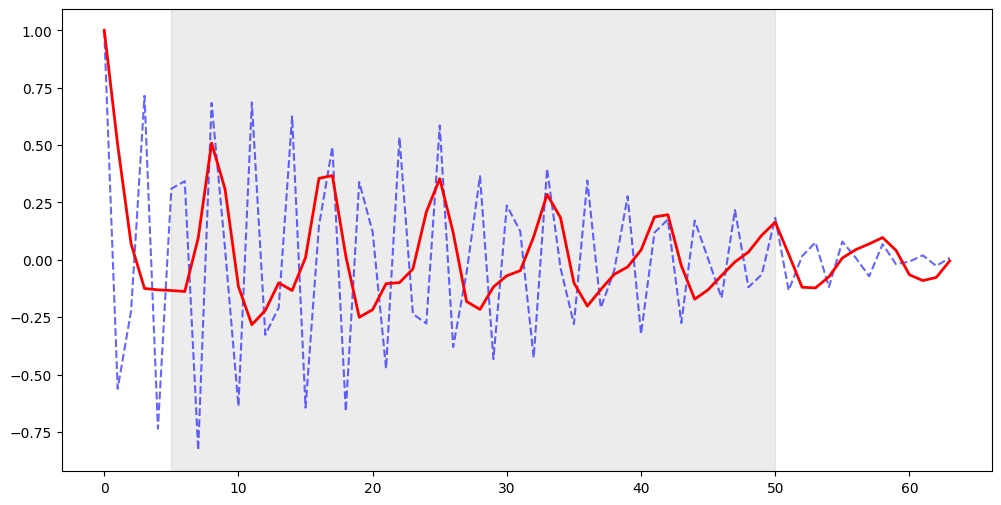
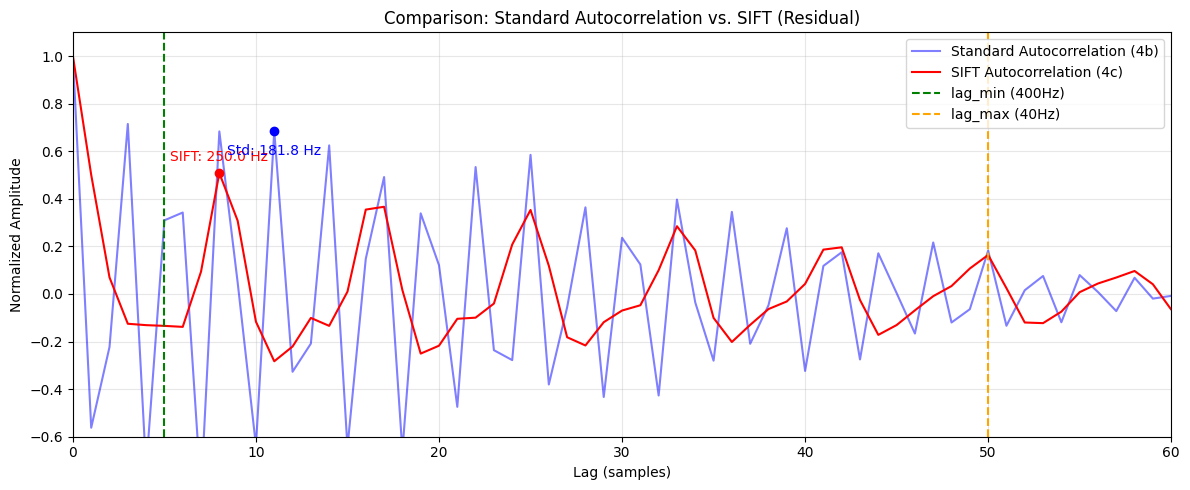
The notebook cell's code change between the first figure and the second:
--- before
+++ after
@@ -1,49 +1,34 @@
-# --- Comparison Plot: Standard Autocorr vs. SIFT ---
+# --- d) Comparison between Standard Autocorrelation and SIFT ---
 
-# 1. Prepare Standard Autocorrelation (from 4b)
-# We normalize it so both have a maximum of 1.0 at lag 0
-R_standard = librosa.autocorrelate(signal)
-R_standard_norm = R_standard / R_standard[0]
+# 1. Normalize the Standard Autocorrelation (Item 4b)
+R_std_norm = R_lib / R_lib[0]
 
-# 2. Prepare SIFT Autocorrelation (from 4c)
-# r_residue is already normalized from the previous step
-# Note: Ensure both arrays have the same length for plotting
-N_plot = len(R_standard_norm)
+# 2. Normalize the SIFT Residual Autocorrelation (Item 4c)
+R_sift_norm = r_residue / r_residue[0]
 
-plt.figure(figsize=(12, 6))
+# -------- Plotting -------- 
+plt.figure(figsize=(12, 5))
 
-# Plotting both curves
-plt.plot(R_standard_norm, label='Standard Autocorrelation (Raw Signal)', 
-         color='blue', alpha=0.6, linestyle='--')
-plt.plot(r_residue, label='SIFT Autocorrelation (Residual Signal)', 
-         color='red', linewidth=2)
+plt.plot(R_std_norm, label='Standard Autocorrelation (4b)', color='blue', alpha=0.5)
+plt.plot(R_sift_norm, label='SIFT Autocorrelation (4c)', color='red', linewidth=1.5)
 
-# Highlight valid F0 range (40Hz to 400Hz)
-plt.axvspan(lag_min, lag_max, color='gray', alpha=0.15, label='Valid F0 Range (40-400Hz)')
+plt.axvline(lag_min, color='g', linestyle='--', label=f'lag_min ({f0_max}Hz)')
+plt.axvline(lag_max, color='orange', linestyle='--', label=f'lag_max ({f0_min}Hz)')
 
-# Mark the selected SIFT peak
-if f0_sift > 0:
-    plt.plot(best_lag, r_residue[best_lag], 'ro')
-    plt.annotate(f'SIFT F0: {f0_sift:.1f} Hz', 
-                 xy=(best_lag, r_residue[best_lag]), 
-                 xytext=(best_lag + 2, r_residue[best_lag] + 0.1),
-                 arrowprops=dict(facecolor='black', shrink=0.05, width=1, headwidth=5))
+# -------- Marking Peaks -------- 
+if 'best_peak_sift' in locals():
+    plt.plot(best_peak_sift, R_sift_norm[best_peak_sift], 'ro')
+    plt.text(best_peak_sift, R_sift_norm[best_peak_sift] + 0.05, f"SIFT: {fs/best_peak_sift:.1f} Hz", color='red', ha='center')
+if 'best_peak' in locals():
+    plt.plot(best_peak, R_std_norm[best_peak], 'bo')
+    plt.text(best_peak, R_std_norm[best_peak] - 0.1, f"Std: {fs/best_peak:.1f} Hz", color='blue', ha='center')
 
-# Mark the standard peak (from 4b)
-# Assuming best_peak was calculated in item 4b
-if 'best_peak' in locals():
-    plt.plot(best_peak, R_standard_norm[best_peak], 'bo')
-    plt.annotate(f'Std F0: {sr/best_peak:.1f} Hz', 
-                 xy=(best_peak, R_standard_norm[best_peak]), 
-                 xytext=(best_peak + 2, R_standard_norm[best_peak] - 0.15),
-                 arrowprops=dict(facecolor='blue', shrink=0.05, width=1, headwidth=5))
-
-plt.title('Comparison: Standard Autocorrelation vs. SIFT Algorithm')
+plt.title('Comparison: Standard Autocorrelation vs. SIFT (Residual)')
 plt.xlabel('Lag (samples)')
 plt.ylabel('Normalized Amplitude')
 plt.xlim(0, lag_max + 10)
-plt.ylim(-0.5, 1.1)
+plt.ylim(-0.6, 1.1)
 plt.legend(loc='upper right')
-plt.grid(True, which='both', linestyle='--', alpha=0.5)
+plt.grid(True, alpha=0.3)
 
 plt.tight_layout()

Commit: done ex4